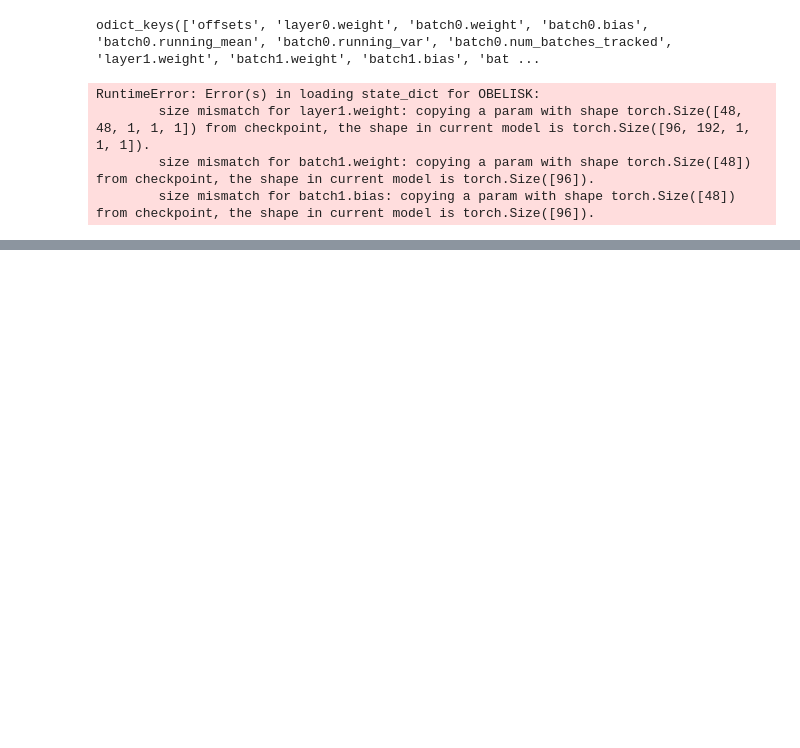
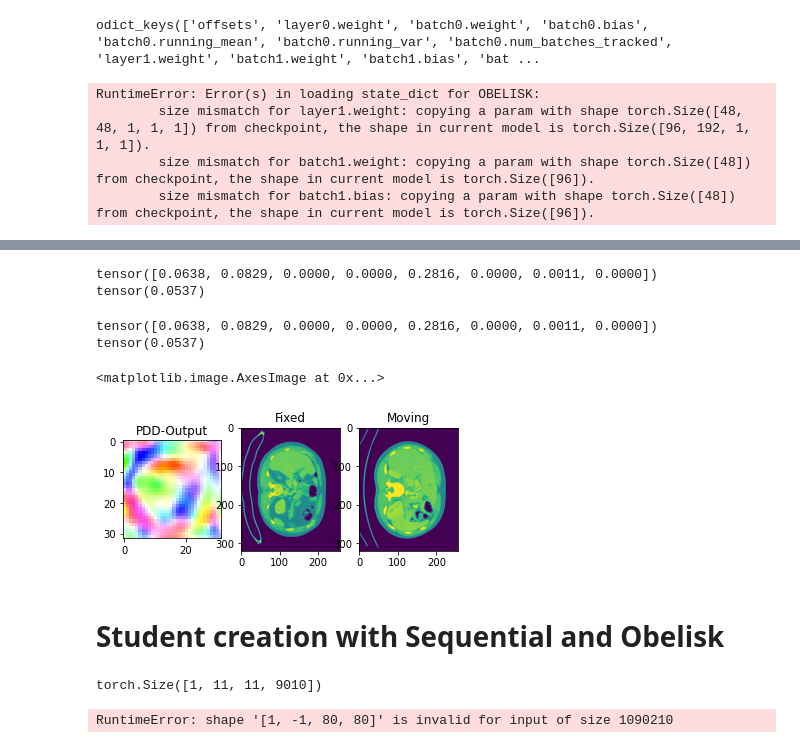
Before and after one commit to TillNicke/KD-for-optical-flow, a Jupyter notebook: PDDNet-Exploration.ipynb, the cells around one changed output, grey strips where cells are left out. Saved outputs shown, nothing was run; the diff lists cells and outputs as text; code cells hidden in the pictures; blank space fills up the shorter version.

```diff
--- a/PDDNet-Exploration.ipynb
+++ b/PDDNet-Exploration.ipynb
@@ -669,0 +850,3 @@ RuntimeError: Error(s) in loading state_dict for OBELISK:
+# %%
+imgs = torch.load("Data/img.pth")
+segs = torch.load("Data/seg.pth")
@@ -669,0 +1042,59 @@ RuntimeError: Error(s) in loading state_dict for OBELISK:
+# %%
+net.eval()
+reg.eval()
+
+rnd_test_idx = torch.randperm(test_set.size(0))
+p_fix = test_set[rnd_test_idx[0]]
+p_mov = test_set[rnd_test_idx[1]]
+
+fixed = imgs[p_fix:p_fix+1,:,:] / 255
+moving = imgs[p_mov:p_mov+1,:,:] / 255
+
+fixed_seg = segs[p_fix:p_fix+1,:,:]
+moving_seg = segs[p_mov:p_mov+1,:,:]
+
+feat1 = net(fixed.unsqueeze(0))
+feat2 = net(moving.unsqueeze(0))
+
+soft_cost, pred_xy = reg(feat1,feat2)
+
+dense_flow_fit = F.interpolate(pred_xy.transpose(0,1).view(1,2,grid_size,grid_size),size=(h,w),mode='bicubic')
+#apply and evaluate transformation
+identity = F.affine_grid(torch.eye(2,3).unsqueeze(0),(1,1,h,w),align_corners=False)
+warped_seg = F.grid_sample(moving_seg.float().unsqueeze(1),identity+dense_flow_fit.permute(0,2,3,1),mode='nearest',align_corners=False)
+d1 = dice_coeff(fixed_seg,warped_seg.squeeze(),9)
+print(d1,d1.mean())
+# %% [output]
+tensor([0.0638, 0.0829, 0.0000, 0.0000, 0.2816, 0.0000, 0.0011, 0.0000]) tensor(0.0537)
+# %%
+net.eval()
+reg.eval()
+
+feat00 = net(fixed.unsqueeze(0))
+feat50 = net(moving.unsqueeze(0))
+
+cost_soft, pred_xy = reg(feat00,feat50)
+dense_flow_fit = F.interpolate(pred_xy.transpose(0,1).view(1,2,grid_size,grid_size),size=(h,w),mode='bicubic')
+#apply and evaluate transformation
+identity = F.affine_grid(torch.eye(2,3).unsqueeze(0),(1,1,h,w),align_corners=False)
+warped_seg = F.grid_sample(moving_seg.float().unsqueeze(1),identity+dense_flow_fit.permute(0,2,3,1),mode='nearest',align_corners=False)
+d1 = dice_coeff(fixed_seg,warped_seg.squeeze(),9)
+print(d1,d1.mean())
+
+plt.subplot(131)
+plt.title("PDD-Output")
+plt.imshow(showFlow(pred_xy.transpose(0,1).reshape(2,grid_size,grid_size).detach()))
+
+plt.subplot(132)
+plt.title('Fixed')
+plt.imshow(fixed.detach().squeeze())
+
+plt.subplot(133)
+plt.title('Moving')
+plt.imshow(moving.detach().squeeze())
+# %% [output]
+tensor([0.0638, 0.0829, 0.0000, 0.0000, 0.2816, 0.0000, 0.0011, 0.0000]) tensor(0.0537)
+<matplotlib.image.AxesImage at 0x...>
+[figure, added]
+# %% [markdown]
+# Student creation with Sequential and Obelisk
@@ -669,0 +1214,15 @@ RuntimeError: Error(s) in loading state_dict for OBELISK:
+# %%
+imgs = torch.load('Data/img.pth')
+segs = torch.load('Data/seg.pth')
+H,W = imgs[0].shape
+
+p_fix = 0
+p_mov= 10
+
+test_fixed = imgs[p_fix:p_fix+1,:,:].unsqueeze(0).float() / 255
+test_moving = imgs[p_mov:p_mov+1,:,:].unsqueeze(0).float() / 255
+pdd = PDD(input_size=(H,W), feature_channels=24, displace_range=11)
+pdd(test_fixed,test_moving)
+# %% [output]
+torch.Size([1, 11, 11, 9010])
+RuntimeError: shape '[1, -1, 80, 80]' is invalid for input of size 1090210
```
Also changed, not shown: parts of 15 cells of this notebook, 6 other files.
